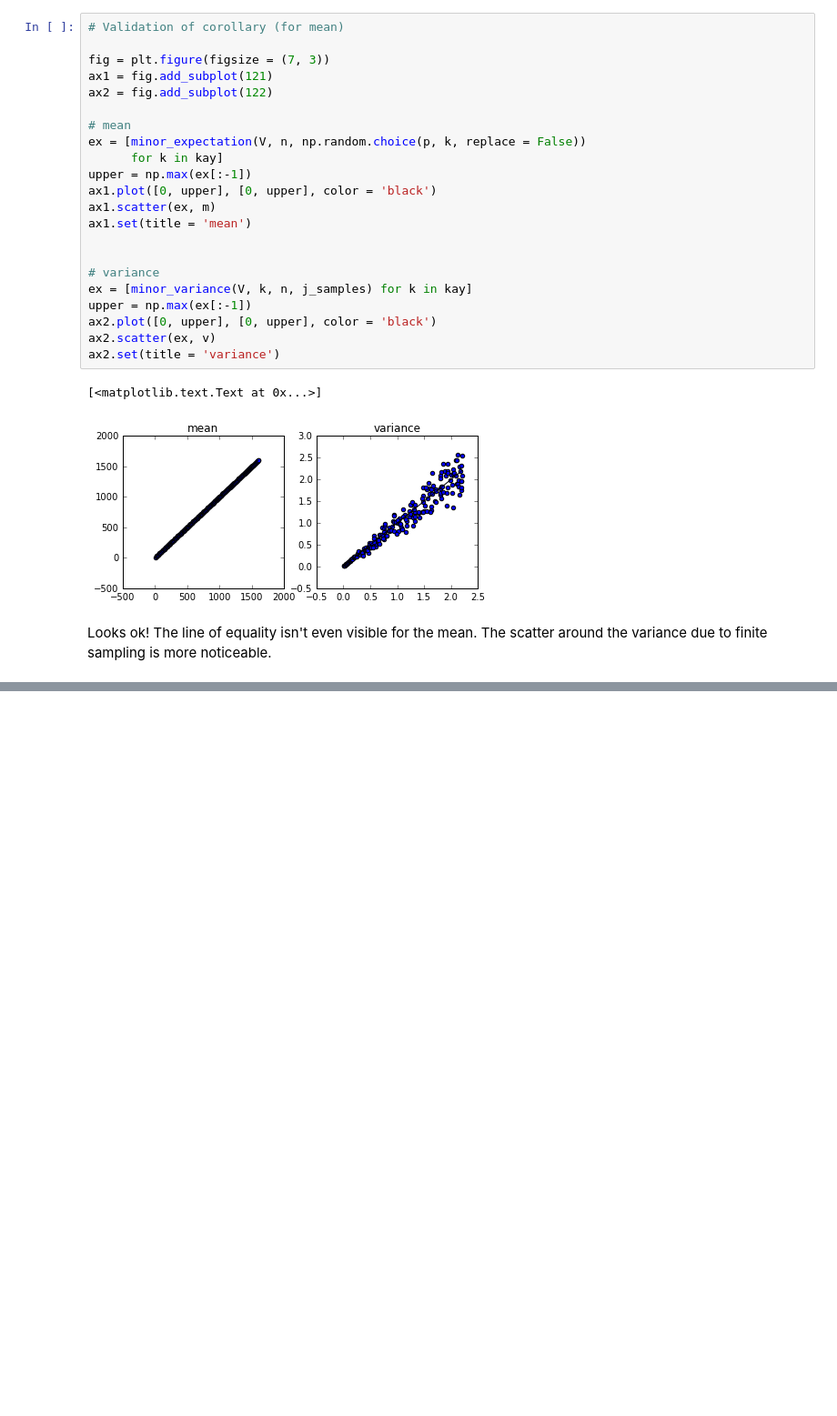
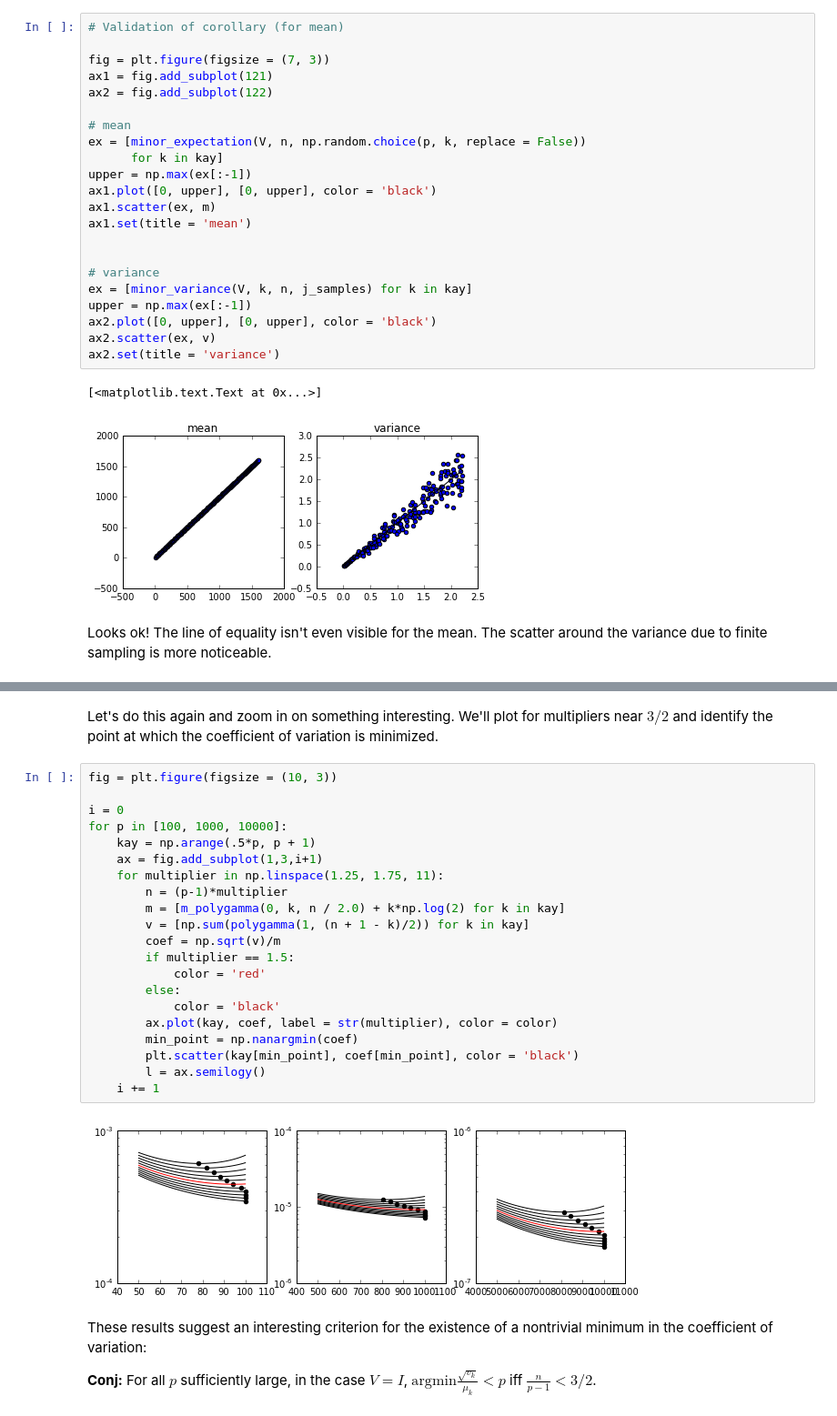
Before and after one commit to acuschwarze/jupyter_notes, a Jupyter notebook: v2.ipynb, the cells around one changed output, grey strips where cells are left out. Shown: that part at 91% size. Cells and saved outputs as stored; diff of their text form; blank space fills up the shorter version.

Commit message:
add conjecture on nontrivial min

```diff
--- a/v2.ipynb
+++ b/v2.ipynb
@@ -209,0 +237,29 @@ It feels like there might be some rich structure here...
+# %% [markdown]
+Let's do this again and zoom in on something interesting. We'll plot for multipliers near $3/2$ and identify the point at which the coefficient of variation is minimized.
+# %%
+fig = plt.figure(figsize = (10, 3))
+
+i = 0
+for p in [100, 1000, 10000]:
+    kay = np.arange(.5*p, p + 1)
+    ax = fig.add_subplot(1,3,i+1)
+    for multiplier in np.linspace(1.25, 1.75, 11):
+        n = (p-1)*multiplier
+        m = [m_polygamma(0, k, n / 2.0) + k*np.log(2) for k in kay]
+        v = [np.sum(polygamma(1, (n + 1 - k)/2)) for k in kay]
+        coef = np.sqrt(v)/m
+        if multiplier == 1.5:
+            color = 'red'
+        else:
+            color = 'black'
+        ax.plot(kay, coef, label = str(multiplier), color = color)
+        min_point = np.nanargmin(coef)
+        plt.scatter(kay[min_point], coef[min_point], color = 'black')
+        l = ax.semilogy()
+    i += 1
+# %% [output]
+[figure, added]
+# %% [markdown]
+These results suggest an interesting criterion for the existence of a nontrivial minimum in the coefficient of variation:
+
+**Conj:** For all $p$ sufficiently large, in the case $V = I$,  $\text{argmin}\frac{\sqrt{v_k}}{\mu_k} < p$ iff $\frac{n}{p-1} < 3/2$.
```
Also changed, not shown: parts of 3 cells of this notebook.
